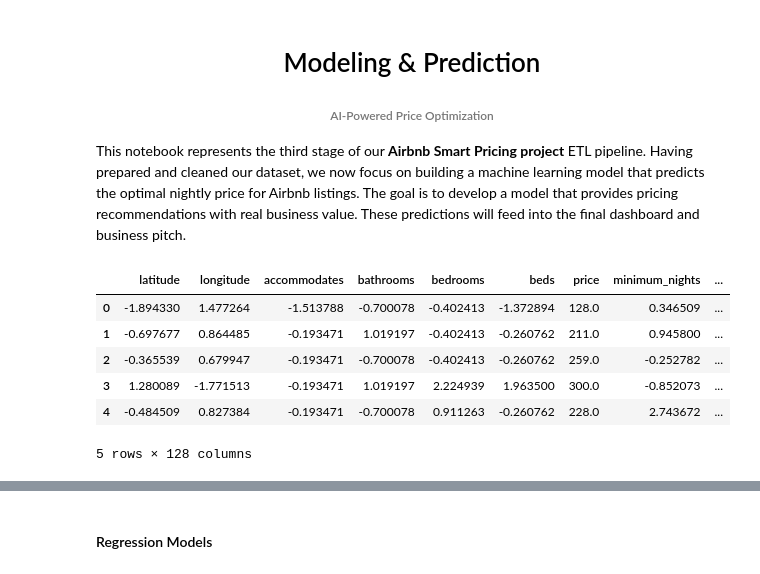
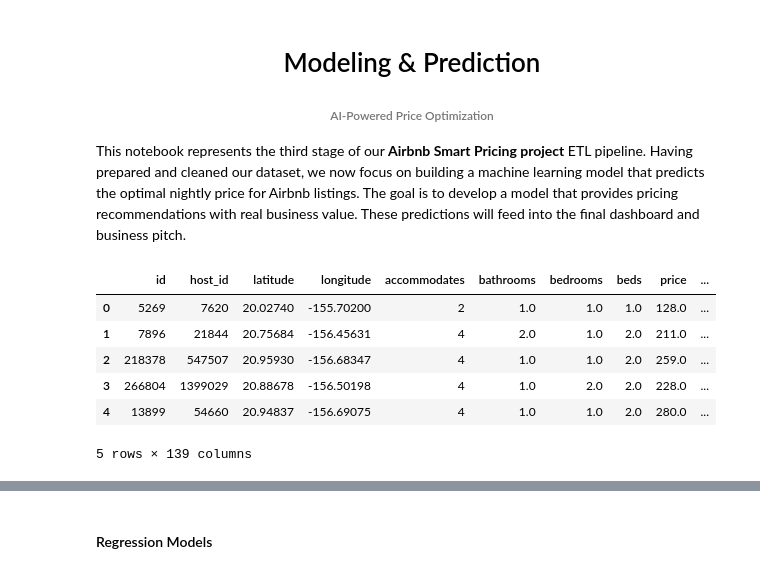
Before and after one commit to ayeti82/data-science-consulting-approach-capstone-project, a Jupyter notebook: scripts/model.ipynb, the cells around one changed output, grey strips where cells are left out. Cells and saved outputs as stored; diff of their text form; code cells hidden in the pictures.

Commit message:
Modified preprocess.ipynb, model.ipynb and updated data

```diff
--- a/scripts/model.ipynb
+++ b/scripts/model.ipynb
@@ -18,14 +20,14 @@ from sklearn.linear_model import (LinearRegression, Ridge)
 from sklearn.model_selection import train_test_split, cross_val_score, GridSearchCV
 from sklearn.metrics import mean_absolute_error, mean_squared_error, r2_score, mean_absolute_percentage_error, make_scorer
 # %%
-# Load preprocessed dataset
-airbnb = pd.read_csv("../data/processed/airbnb_preprocessed.csv")
+# Load processed dataset
+airbnb = pd.read_csv("../data/processed/airbnb.csv")
 airbnb.head(5)
 # %% [output]
-|  | latitude | longitude | accommodates | bathrooms | bedrooms | beds | price | minimum_nights | ... |
-| 0 | -1.894330 | 1.477264 | -1.513788 | -0.700078 | -0.402413 | -1.372894 | 128.0 | 0.346509 | ... |
-| 1 | -0.697677 | 0.864485 | -0.193471 | 1.019197 | -0.402413 | -0.260762 | 211.0 | 0.945800 | ... |
-| 2 | -0.365539 | 0.679947 | -0.193471 | -0.700078 | -0.402413 | -0.260762 | 259.0 | -0.252782 | ... |
-| 3 | 1.280089 | -1.771513 | -0.193471 | 1.019197 | 2.224939 | 1.963500 | 300.0 | -0.852073 | ... |
-| 4 | -0.484509 | 0.827384 | -0.193471 | -0.700078 | 0.911263 | -0.260762 | 228.0 | 2.743672 | ... |
+|  | id | host_id | latitude | longitude | accommodates | bathrooms | bedrooms | beds | price | ... |
+| 0 | 5269 | 7620 | 20.02740 | -155.70200 | 2 | 1.0 | 1.0 | 1.0 | 128.0 | ... |
+| 1 | 7896 | 21844 | 20.75684 | -156.45631 | 4 | 2.0 | 1.0 | 2.0 | 211.0 | ... |
+| 2 | 218378 | 547507 | 20.95930 | -156.68347 | 4 | 1.0 | 1.0 | 2.0 | 259.0 | ... |
+| 3 | 266804 | 1399029 | 20.88678 | -156.50198 | 4 | 1.0 | 2.0 | 2.0 | 228.0 | ... |
+| 4 | 13899 | 54660 | 20.94837 | -156.69075 | 4 | 1.0 | 1.0 | 2.0 | 280.0 | ... |
-5 rows × 128 columns
+5 rows × 139 columns
```
Also changed, not shown: parts of 18 cells of this notebook, 2 other files.
